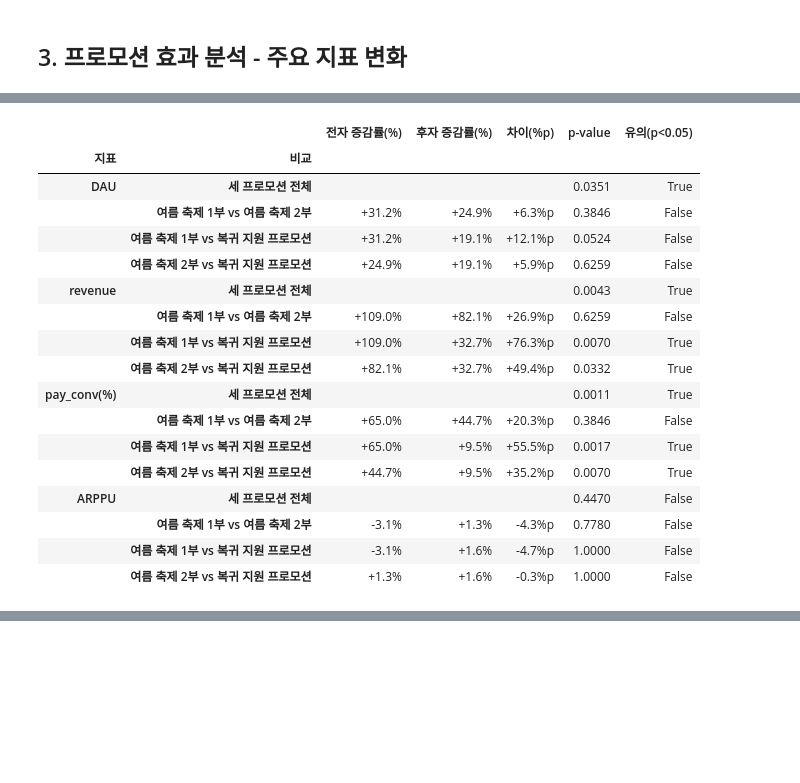
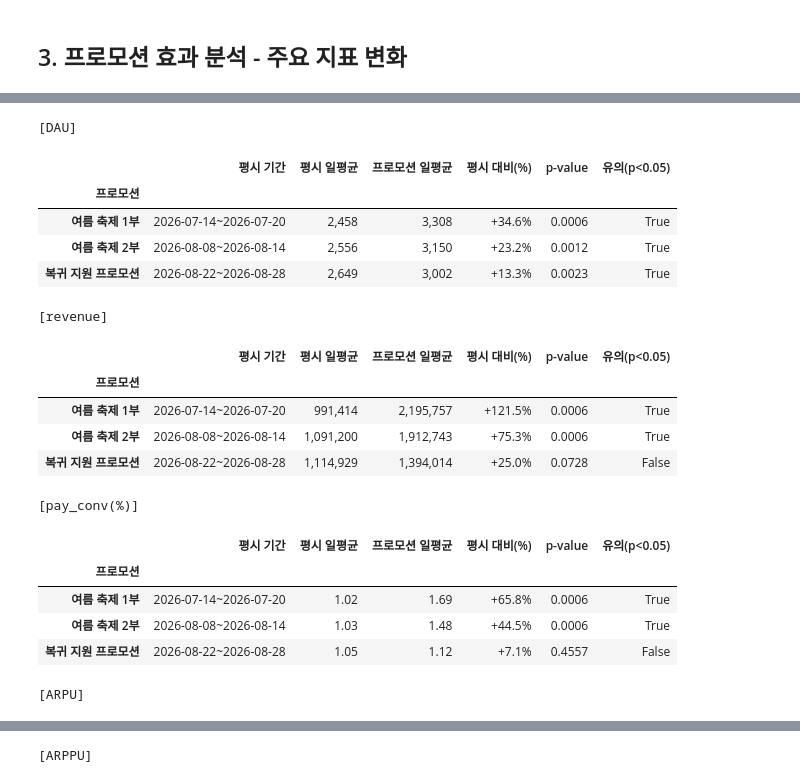
Before and after one commit to daun-k/mmorpg-liveops-analytics, a Jupyter notebook: notebooks/03_promotion_impact_analysis.ipynb, the cells around one changed output, grey strips where cells are left out. Drawn from its saved outputs; the diff is of its cells as text; code cells hidden in the pictures; blank space fills up the shorter version.

```diff
--- a/notebooks/03_promotion_impact_analysis.ipynb
+++ b/notebooks/03_promotion_impact_analysis.ipynb
@@ -124,6 +122,13 @@ for name, (start, end) in periods.items():
 
 period_order = ["평시"] + list(periods.keys())
 
+# 프로모션별 직전 평시 (비교 기간과 동일 기간·동일 요일, 02_abuser_analysis와 동일)
+base_periods = {
+    "여름 축제 1부": ("2026-07-14", "2026-07-20"),
+    "여름 축제 2부": ("2026-08-08", "2026-08-14"),
+    "복귀 지원 프로모션": ("2026-08-22", "2026-08-28"),
+}
+
 # 기간별 일수 확인
 period_days = date_period.value_counts().reindex(period_order)
 display(period_days.to_frame("일수"))
@@ -245,8 +250,8 @@ charts = [
 period_styles = [
     ("여름 축제 2부", "Summer Festival 2", "tab:purple", 1.02),
     ("성장 개편 업데이트 이후 핫픽스 전", "Update (before hotfix)", "tab:brown", 1.02),
-    ("핫픽스일", "Hotfix (09-08)", "red", 1.16),
-    ("복귀 지원 프로모션", "Return Promotion", "tab:pink", 1.09),
+    ("핫픽스일", "Hotfix (09-08)", "red", 1.09),
+    ("복귀 지원 프로모션", "Return Promotion", "tab:pink", 1.02),
     ("복귀 지원 프로모션 종료 후", "After Promotion", "tab:gray", 1.02),
 ]
 
@@ -588,5 +462,5 @@ display(type_compare.style.format(compare_fmt, na_rep=""))
 # %%
-# 프로모션별 주요 지표 일평균과 평시 대비 증감률: DAU, 매출, 결제 전환율, ARPPU
+# 프로모션별 주요 지표 일평균과 직전 평시 대비 증감률: DAU, 매출, 결제 전환율, ARPU, ARPPU
 
 # 일별 DAU
 dau = daily_clean.groupby("date")["user_id"].nunique()
@@ -596,21 +470,26 @@ pay_date = payments_clean["paid_at"].dt.normalize()
 payers = payments_clean.groupby(pay_date)["user_id"].nunique().reindex(all_dates, fill_value=0)
 revenue = payments_clean.groupby(pay_date)["amount_krw"].sum().reindex(all_dates, fill_value=0)
 
-# 결제 전환율(%), ARPPU
+# 결제 전환율(%), ARPU, ARPPU
 pay_conv = payers / dau * 100
+arpu = revenue / dau
 arppu = revenue / payers
 
 daily_metrics = pd.DataFrame({
     "DAU": dau,
     "revenue": revenue,
     "pay_conv(%)": pay_conv,
+    "ARPU": arpu,
     "ARPPU": arppu,
 })
 
-metric_table = summarize_by_period(daily_metrics, group_rows)
+# 프로모션별 직전 평시 일평균과 평시 대비 증감률
+metric_table = summarize_vs_base(daily_metrics, promo_periods)
 
-# 결제 전환율만 소수점 둘째 자리까지 표시
-metric_fmt = make_fmt(metric_table)
-metric_fmt["pay_conv(%)"] = "{:.2f}"
-display(metric_table.style.format(metric_fmt))
+# 지표별 출력 (결제 전환율만 소수점 둘째 자리)
+for col in daily_metrics.columns:
+    value_fmt = "{:.2f}" if col == "pay_conv(%)" else "{:,.0f}"
+    fmt = {"평시 일평균": value_fmt, "프로모션 일평균": value_fmt, "평시 대비(%)": "{:+.1f}%"}
+    print(f"\n[{col}]")
+    display(metric_table.loc[col].style.format(fmt))
 # %% [output]
@@ -626,24 +546,29 @@ display(metric_table.style.format(metric_fmt))
 # %%
-# 주요 지표 평시 대비 증감률 비교: 세 프로모션 (함수는 2-4에서 정의)
-metric_daily_change = to_daily_change(daily_metrics)
-metric_compare = compare_promos(metric_daily_change, promo_periods)
-display(metric_compare.style.format(compare_fmt, na_rep=""))
+# 주요 지표: 직전 평시 vs 프로모션 검정
+metric_base_test = compare_to_base(daily_metrics, promo_periods)
+
+for col in daily_metrics.columns:
+    value_fmt = "{:.2f}" if col == "pay_conv(%)" else "{:,.0f}"
+    fmt = {**base_fmt, "평시 일평균": value_fmt, "프로모션 일평균": value_fmt}
+    print(f"\n[{col}]")
+    display(metric_base_test.loc[col].style.format(fmt))
 # %% [output]
+[DAU]
-|  |  | 전자 증감률(%) | 후자 증감률(%) | 차이(%p) | p-value | 유의(p<0.05) |
-| 지표 | 비교 |  |  |  |  |  |
-| DAU | 세 프로모션 전체 |  |  |  | 0.0351 | True |
-|  | 여름 축제 1부 vs 여름 축제 2부 | +31.2% | +24.9% | +6.3%p | 0.3846 | False |
-|  | 여름 축제 1부 vs 복귀 지원 프로모션 | +31.2% | +19.1% | +12.1%p | 0.0524 | False |
-|  | 여름 축제 2부 vs 복귀 지원 프로모션 | +24.9% | +19.1% | +5.9%p | 0.6259 | False |
-| revenue | 세 프로모션 전체 |  |  |  | 0.0043 | True |
-|  | 여름 축제 1부 vs 여름 축제 2부 | +109.0% | +82.1% | +26.9%p | 0.6259 | False |
-|  | 여름 축제 1부 vs 복귀 지원 프로모션 | +109.0% | +32.7% | +76.3%p | 0.0070 | True |
-|  | 여름 축제 2부 vs 복귀 지원 프로모션 | +82.1% | +32.7% | +49.4%p | 0.0332 | True |
-| pay_conv(%) | 세 프로모션 전체 |  |  |  | 0.0011 | True |
-|  | 여름 축제 1부 vs 여름 축제 2부 | +65.0% | +44.7% | +20.3%p | 0.3846 | False |
-|  | 여름 축제 1부 vs 복귀 지원 프로모션 | +65.0% | +9.5% | +55.5%p | 0.0017 | True |
-|  | 여름 축제 2부 vs 복귀 지원 프로모션 | +44.7% | +9.5% | +35.2%p | 0.0070 | True |
-| ARPPU | 세 프로모션 전체 |  |  |  | 0.4470 | False |
-|  | 여름 축제 1부 vs 여름 축제 2부 | -3.1% | +1.3% | -4.3%p | 0.7780 | False |
-|  | 여름 축제 1부 vs 복귀 지원 프로모션 | -3.1% | +1.6% | -4.7%p | 1.0000 | False |
-|  | 여름 축제 2부 vs 복귀 지원 프로모션 | +1.3% | +1.6% | -0.3%p | 1.0000 | False |
+|  | 평시 기간 | 평시 일평균 | 프로모션 일평균 | 평시 대비(%) | p-value | 유의(p<0.05) |
+| 프로모션 |  |  |  |  |  |  |
+| 여름 축제 1부 | 2026-07-14~2026-07-20 | 2,458 | 3,308 | +34.6% | 0.0006 | True |
+| 여름 축제 2부 | 2026-08-08~2026-08-14 | 2,556 | 3,150 | +23.2% | 0.0012 | True |
+| 복귀 지원 프로모션 | 2026-08-22~2026-08-28 | 2,649 | 3,002 | +13.3% | 0.0023 | True |
+[revenue]
+|  | 평시 기간 | 평시 일평균 | 프로모션 일평균 | 평시 대비(%) | p-value | 유의(p<0.05) |
+| 프로모션 |  |  |  |  |  |  |
+| 여름 축제 1부 | 2026-07-14~2026-07-20 | 991,414 | 2,195,757 | +121.5% | 0.0006 | True |
+| 여름 축제 2부 | 2026-08-08~2026-08-14 | 1,091,200 | 1,912,743 | +75.3% | 0.0006 | True |
+| 복귀 지원 프로모션 | 2026-08-22~2026-08-28 | 1,114,929 | 1,394,014 | +25.0% | 0.0728 | False |
+[pay_conv(%)]
+|  | 평시 기간 | 평시 일평균 | 프로모션 일평균 | 평시 대비(%) | p-value | 유의(p<0.05) |
+| 프로모션 |  |  |  |  |  |  |
+| 여름 축제 1부 | 2026-07-14~2026-07-20 | 1.02 | 1.69 | +65.8% | 0.0006 | True |
+| 여름 축제 2부 | 2026-08-08~2026-08-14 | 1.03 | 1.48 | +44.5% | 0.0006 | True |
+| 복귀 지원 프로모션 | 2026-08-22~2026-08-28 | 1.05 | 1.12 | +7.1% | 0.4557 | False |
+[ARPU]
@@ -649,0 +580 @@ display(metric_compare.style.format(compare_fmt, na_rep=""))
+[ARPPU]
```
Also changed, not shown: parts of 42 cells of this notebook.
